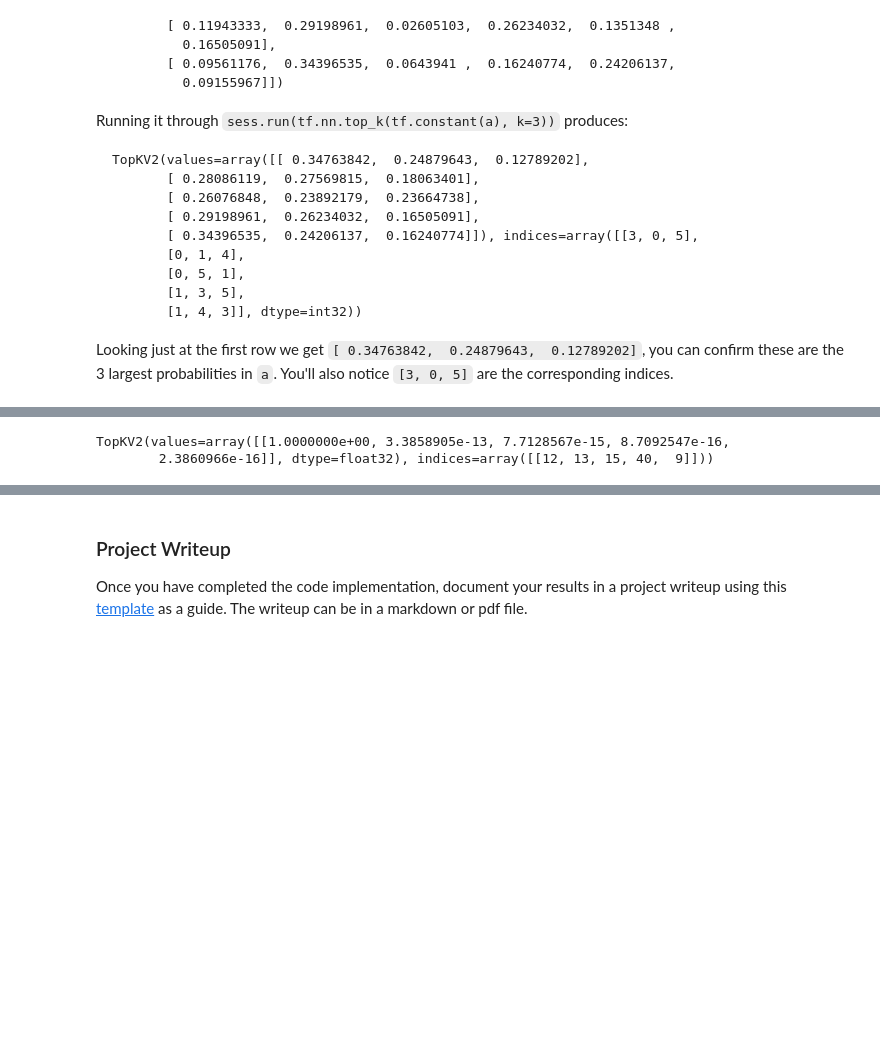
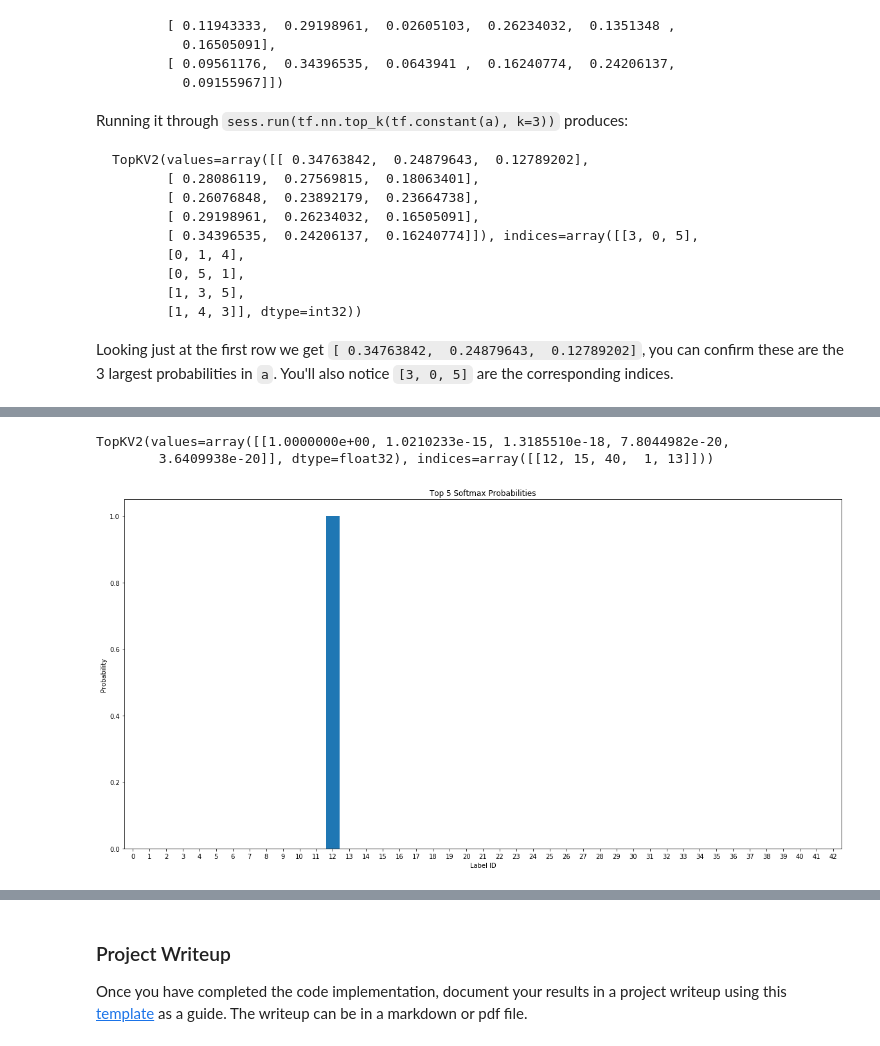
Before and after one commit to Elgeweily/tsigns, a Jupyter notebook: Traffic_Sign_Classifier.ipynb, the cells around one changed output, grey strips where cells are left out. Cells and saved outputs as stored; diff of their text form; code cells hidden in the pictures; blank space fills up the shorter version.

```diff
--- a/Traffic_Sign_Classifier.ipynb
+++ b/Traffic_Sign_Classifier.ipynb
@@ -551,12 +573,23 @@ TopKV2(values=array([[9.9769682e-01, 2.2914526e-03, 6.8254681e-06, 3.0751357e-06
 # %%
 # Print top 5 probabilities for second image.
 with tf.Session() as sess:
     output = sess.run(tf.nn.top_k(tf.constant(s2_softmax), k = 5))
 
+fig = plt.figure(figsize = (20, 10))
+plt.title('Top 5 Softmax Probabilities')
+plt.xlabel('Label ID')
+plt.ylabel('Probability')
+plt.xlim(-0.5, 42.5)
+plt.xticks(range(43))
+plt.bar(output[1][0], output[0][0])
+
 print(output)
+
+fig.savefig('s2prob.jpg', bbox_inches = 'tight')
 # %% [output]
-TopKV2(values=array([[1.0000000e+00, 3.3858905e-13, 7.7128567e-15, 8.7092547e-16,
-        2.3860966e-16]], dtype=float32), indices=array([[12, 13, 15, 40,  9]]))
+TopKV2(values=array([[1.0000000e+00, 1.0210233e-15, 1.3185510e-18, 7.8044982e-20,
+        3.6409938e-20]], dtype=float32), indices=array([[12, 15, 40,  1, 13]]))
+[figure, added]
 # %%
 # Print top 5 probabilities for third image.
 with tf.Session() as sess:
```
Also changed, not shown: parts of 21 cells of this notebook, 21 other files.
